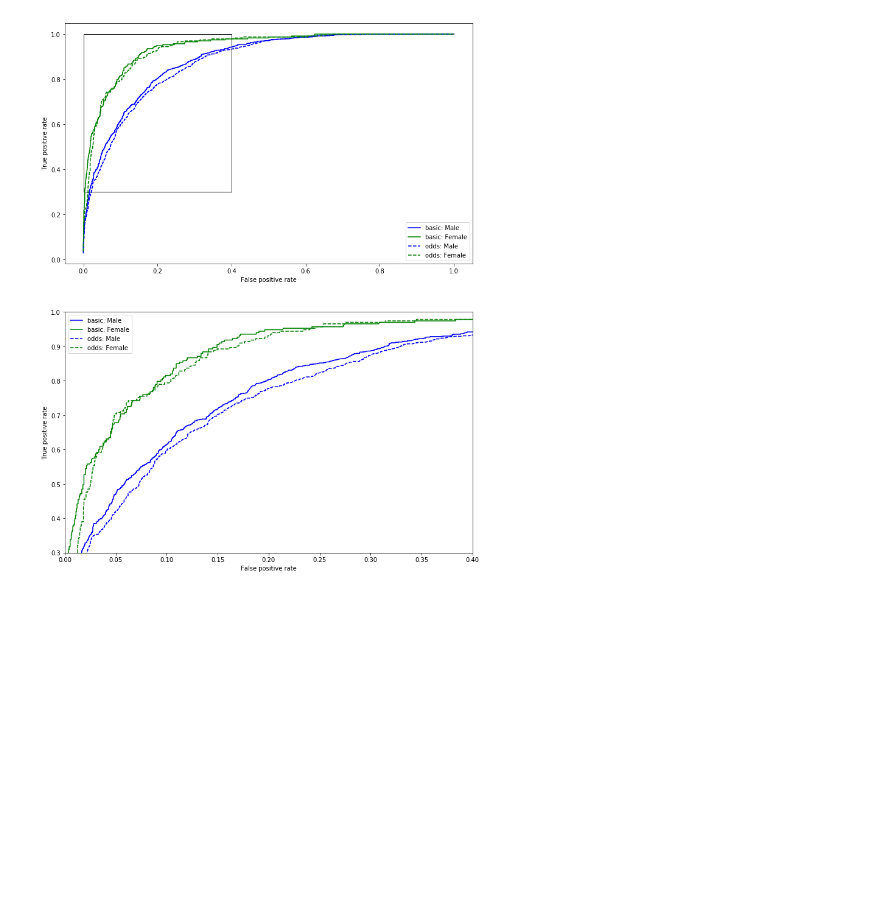
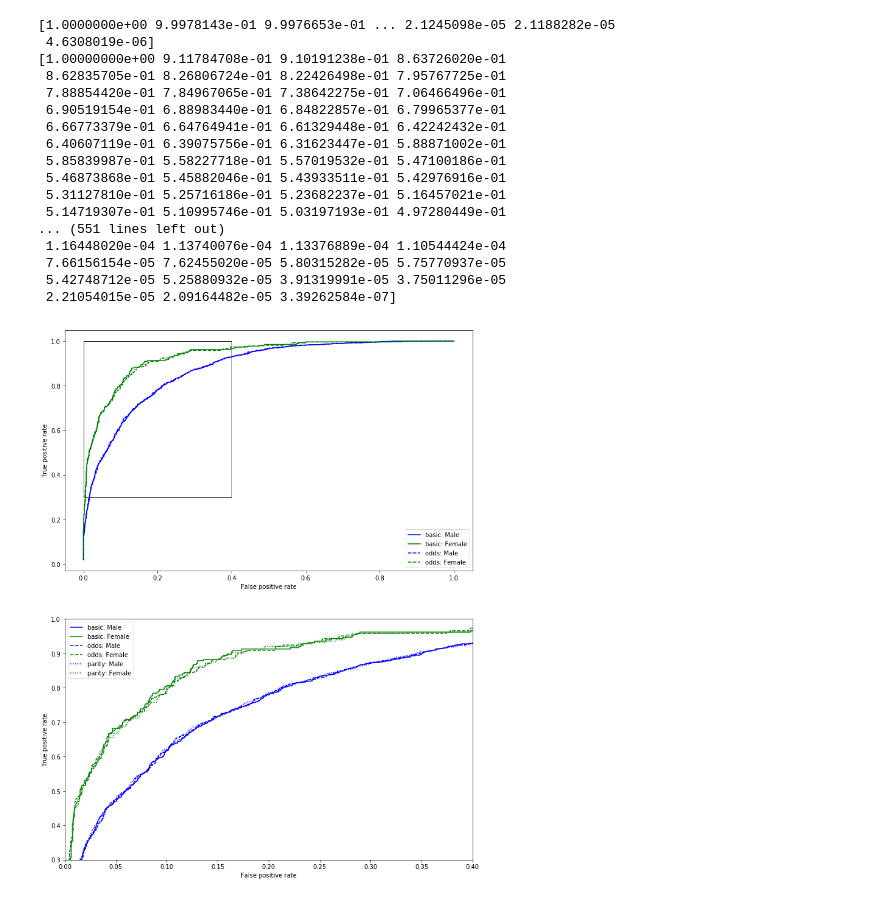
Before and after one commit to jusyc/fad, a Jupyter notebook: compare_roc.ipynb, the cells around one changed output. Cells and saved outputs as stored; diff of their text form; code cells hidden in the pictures; blank space fills up the shorter version.

```diff
--- a/compare_roc.ipynb
+++ b/compare_roc.ipynb
@@ -13,6 +13,9 @@ if protected_var == 'sex':
   protected_var_categories = ['Male', 'Female']
 elif protected_var == 'race':
   protected_var_categories = ['White', 'Black', 'Asian', 'American-Indian', 'Other']
+elif protected_var == 'age':
+  protected_var_categories = ['0-18', '18-25', '25-30', '30-35', '35-40', '40-45', '45-50',
+                              '50-55', '55-60', '60-65', '65+']
 # %%
 # Data paths
 path = 'data/adult/'
@@ -33,14 +36,14 @@ z, z_tensor = load_data(z_name)
 path = 'logs/adult/'
 alpha_names = []
 # alphas = ['0.1', '0.5', '1', '1.5', '2.5', '5', '7.5', '10']
-alphas = ['0.1', '1', '10']
+alphas = ['1', '900']
 for alpha in alphas:
-  alpha_names.append(path + protected_var + '-parity-alpha-model/' + 'learning_rate_0.001-num_iters_2500-n_h_10-n_h_adv_10-dropout_rate_0.5-alpha_' \
+  alpha_names.append(path + protected_var + '-odds-alpha-model/' + 'learning_rate_0.001-num_iters_3000-n_h_10-n_h_adv_10-dropout_rate_0.5-alpha_' \
     + alpha + '-model.pth')
 
-basic_model_name = path + 'basic-model/' + 'learning_rate_0.001-num_iters_2000-n_h_10--dropout_rate_0.5--model.pth'
-odds_model_name = path + protected_var + '-odds-model/' + 'learning_rate_0.001-num_iters_2000-n_h_100-n_h_adv_10-dropout_rate_0.5-alpha_1-model.pth'
-parity_model_name = path + protected_var + '-parity-model/' + 'learning_rate_0.001-num_iters_2000-n_h_100-n_h_adv_10-dropout_rate_0.5-alpha_1-model.pth'
+basic_model_name = path + 'basic-model/' + 'learning_rate_0.001-num_iters_3000-n_h_10--dropout_rate_0.5--model.pth'
+odds_model_name = path + protected_var + '-odds-alpha-model/' + 'learning_rate_0.001-num_iters_3000-n_h_10-n_h_adv_10-dropout_rate_0.5-alpha_1-model.pth'
+parity_model_name = path + protected_var + '-parity-alpha-model/' + 'learning_rate_0.001-num_iters_3000-n_h_10-n_h_adv_10-dropout_rate_0.5-alpha_1-model.pth'
 # %%
 # Load models
 def load_model(fname):
@@ -69,9 +72,10 @@ alpha_rocs = {}
 for alpha in alpha_models:
   alpha_rocs[alpha] = get_roc(alpha_models[alpha])
 # %%
-colors = ['blue', 'green', 'black'] #cm.nipy_spectral(np.linspace(0, 1, len(protected_var_categories)))
+colors = ['blue', 'green', 'black']
+# colors = cm.nipy_spectral(np.linspace(0, 1, len(protected_var_categories)))
 linestyle_dict = {'basic': '-', 'odds': '--', 'parity': ':',
-                  'alpha: 0.1': '-', 'alpha: 2.5': '--', 'alpha: 10': ':'}
+                  'alpha: 1': '-', 'alpha: 100': '--', 'alpha: 500': ':', 'alpha: 900': '-.'}
 # linestyles = ['-', '--', ':']
 # color_dict = {'basic': 'blue', 'odds': 'red', 'parity': 'green'}
 
@@ -97,20 +101,37 @@ def plot_roc(curves, ax, model_type, xrange=None, yrange=None):
 # %%
 xrange = [0, 0.4]
 yrange = [0.3, 1]
 fig, axes = plt.subplots(2, 1, figsize=(12,16))
 # Plot 1
 plot_roc(basic_roc, axes[0], 'basic')
 plot_roc(odds_roc, axes[0], 'odds')
 # plot_roc(parity_roc, axes[0], 'parity')
 rect = patches.Rectangle((xrange[0], yrange[0]), xrange[1] - xrange[0], yrange[1] - yrange[0],
                          linewidth=1, edgecolor='black', facecolor='none')
 axes[0].add_patch(rect)
 # Plot 2 (zoomed)
 plot_roc(basic_roc, axes[1], 'basic', xrange=xrange, yrange=yrange)
 plot_roc(odds_roc, axes[1], 'odds', xrange=xrange, yrange=yrange)
-# plot_roc(parity_roc, axes[1], 'parity', xrange=xrange, yrange=yrange)
+plot_roc(parity_roc, axes[1], 'parity', xrange=xrange, yrange=yrange)
 # %% [output]
+[1.0000000e+00 9.9978143e-01 9.9976653e-01 ... 2.1245098e-05 2.1188282e-05
+ 4.6308019e-06]
+[1.00000000e+00 9.11784708e-01 9.10191238e-01 8.63726020e-01
+ 8.62835705e-01 8.26806724e-01 8.22426498e-01 7.95767725e-01
+ 7.88854420e-01 7.84967065e-01 7.38642275e-01 7.06466496e-01
+ 6.90519154e-01 6.88983440e-01 6.84822857e-01 6.79965377e-01
+ 6.66773379e-01 6.64764941e-01 6.61329448e-01 6.42242432e-01
+ 6.40607119e-01 6.39075756e-01 6.31623447e-01 5.88871002e-01
+ 5.85839987e-01 5.58227718e-01 5.57019532e-01 5.47100186e-01
+ 5.46873868e-01 5.45882046e-01 5.43933511e-01 5.42976916e-01
+ 5.31127810e-01 5.25716186e-01 5.23682237e-01 5.16457021e-01
+ 5.14719307e-01 5.10995746e-01 5.03197193e-01 4.97280449e-01
+... (551 lines left out)
+ 1.16448020e-04 1.13740076e-04 1.13376889e-04 1.10544424e-04
+ 7.66156154e-05 7.62455020e-05 5.80315282e-05 5.75770937e-05
+ 5.42748712e-05 5.25880932e-05 3.91319991e-05 3.75011296e-05
+ 2.21054015e-05 2.09164482e-05 3.39262584e-07]
-[figure, old version]
+[figure, new version]
 # %%
 xrange = [0, 0.4]
 yrange = [0.3, 1]
```
Also changed, not shown: parts of 5 cells of this notebook, 9 other files.
